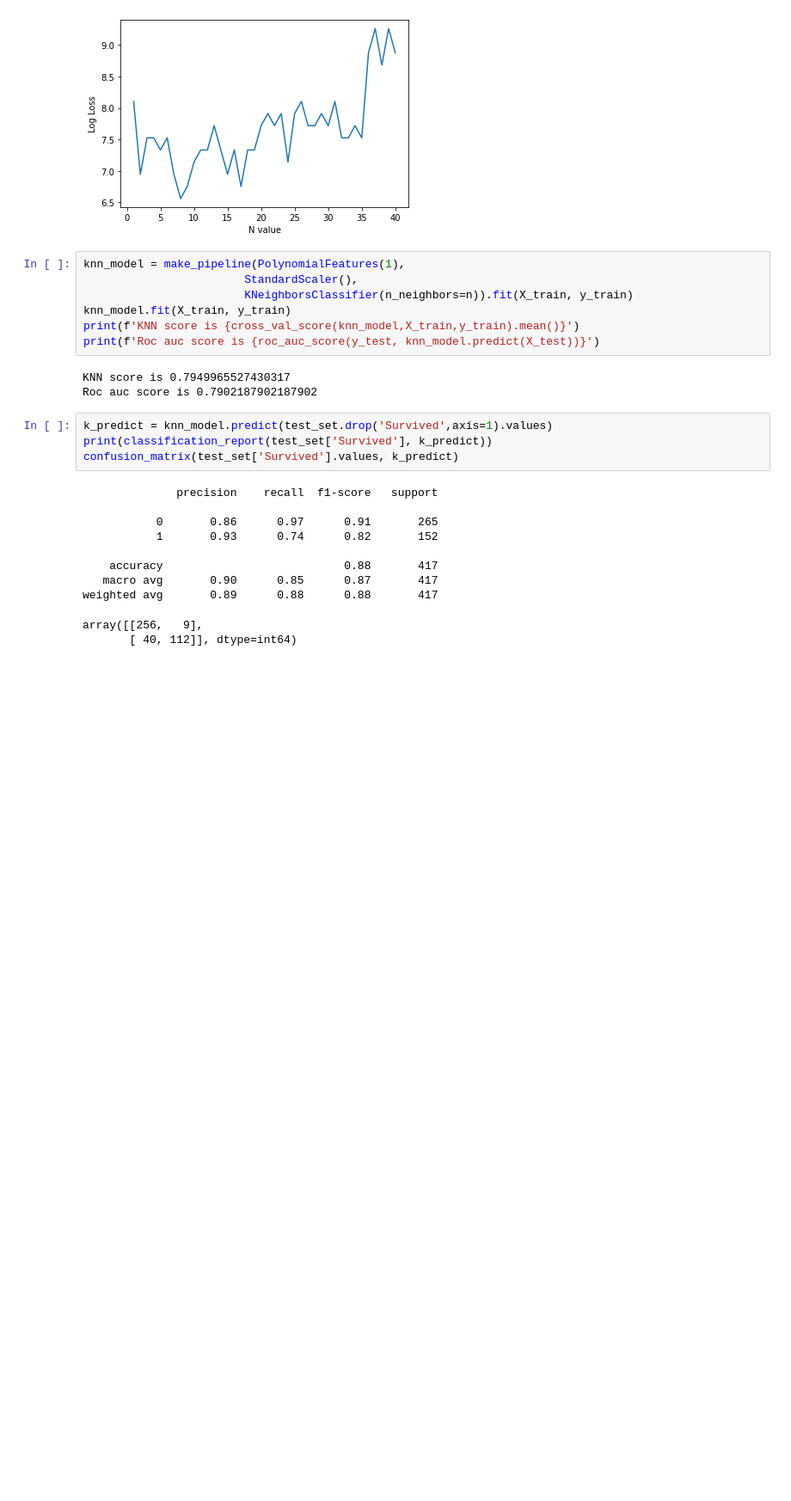
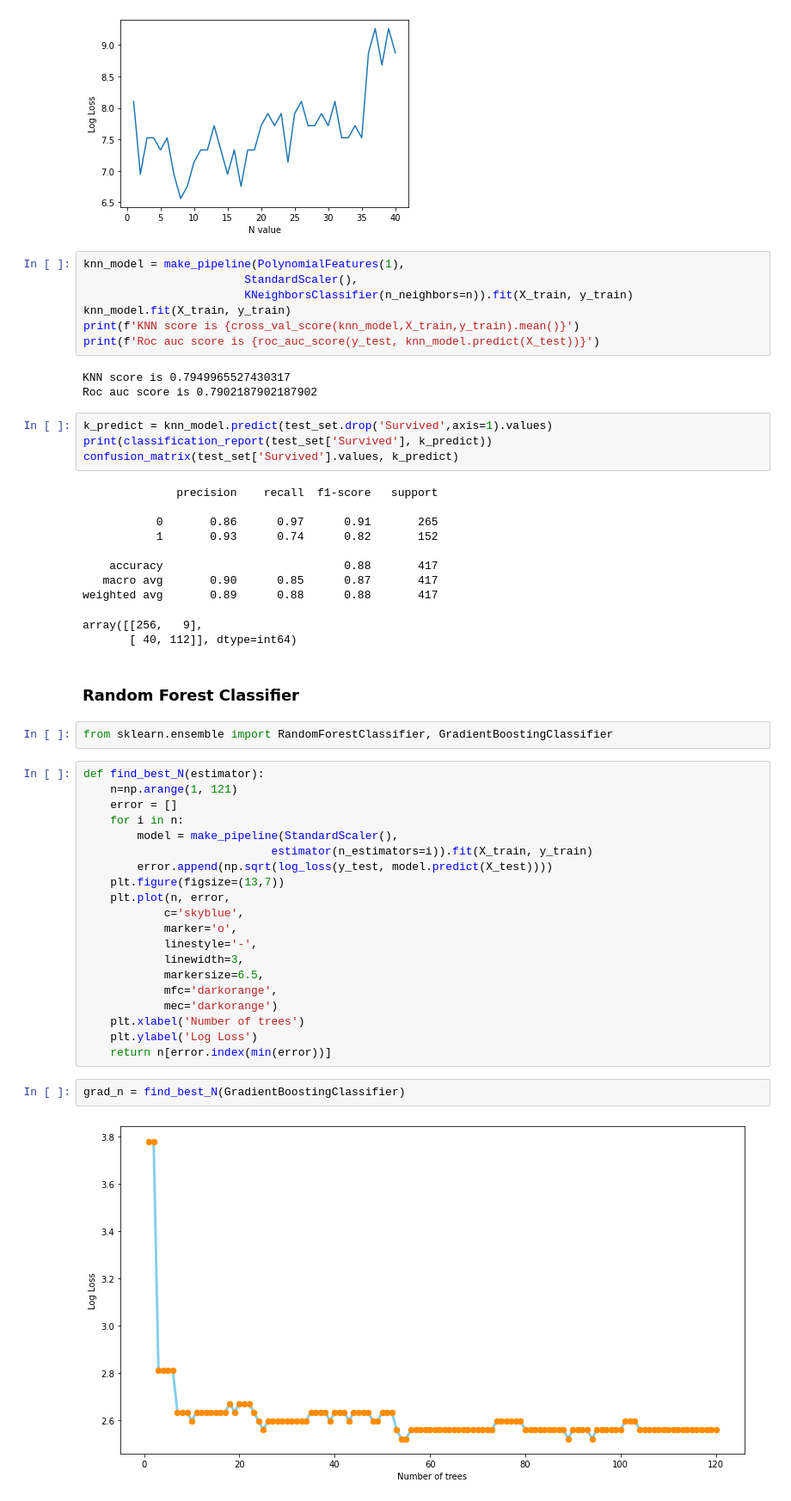
Before and after one commit to bartoszpiechnik25/DataScience, a Jupyter notebook: Titanic.ipynb, the cells around one changed output. Shown: that part at 86% size. Cells and saved outputs as stored; diff of their text form; blank space fills up the shorter version.

Commit message:
Add Random Forest and Gradient Boosting Classifiers

```diff
--- a/Titanic.ipynb
+++ b/Titanic.ipynb
@@ -457,3 +457,31 @@ confusion_matrix(test_set['Survived'].values, k_predict)
 weighted avg       0.89      0.88      0.88       417
 array([[256,   9],
        [ 40, 112]], dtype=int64)
+# %% [markdown]
+### Random Forest Classifier
+# %%
+from sklearn.ensemble import RandomForestClassifier, GradientBoostingClassifier
+# %%
+def find_best_N(estimator):
+    n=np.arange(1, 121)
+    error = []
+    for i in n:
+        model = make_pipeline(StandardScaler(),
+                            estimator(n_estimators=i)).fit(X_train, y_train)
+        error.append(np.sqrt(log_loss(y_test, model.predict(X_test))))
+    plt.figure(figsize=(13,7))
+    plt.plot(n, error,
+            c='skyblue',
+            marker='o',
+            linestyle='-',
+            linewidth=3,
+            markersize=6.5,
+            mfc='darkorange',
+            mec='darkorange')
+    plt.xlabel('Number of trees')
+    plt.ylabel('Log Loss')
+    return n[error.index(min(error))]
+# %%
+grad_n = find_best_N(GradientBoostingClassifier)
+# %% [output]
+[figure, added]
```
Also changed, not shown: parts of 4 cells of this notebook.
